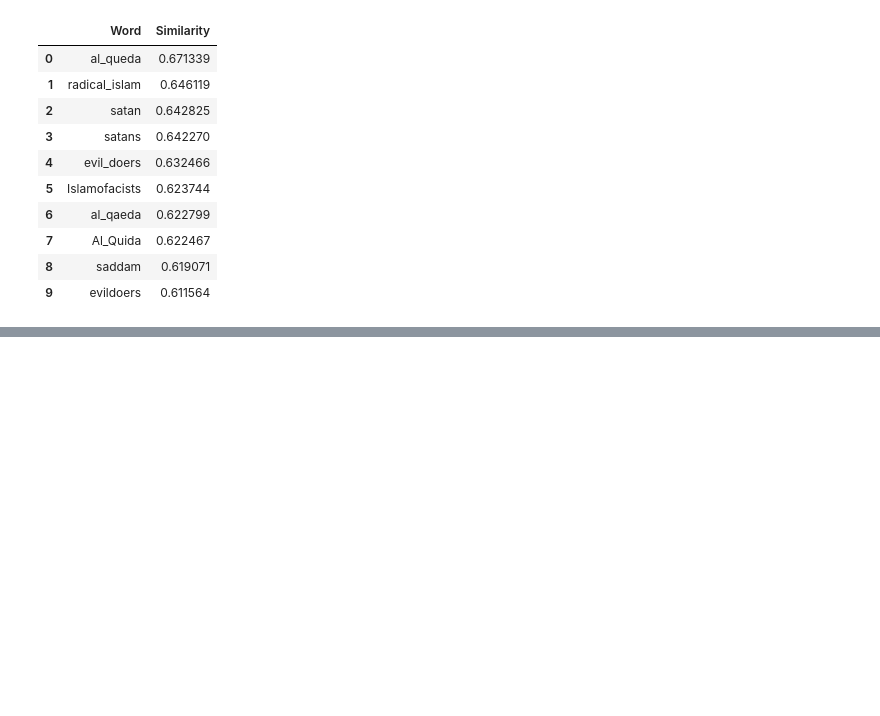
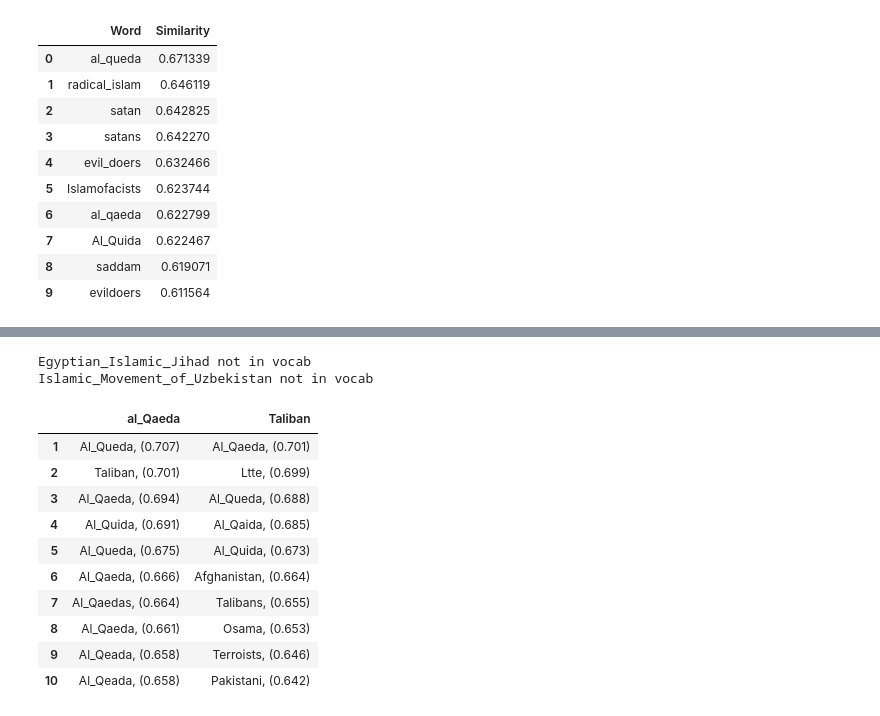
Before and after one commit to Fourthought/Hostile-Narrative-Analysis, a Jupyter notebook: Quantitative Analysis/Experiment 2 - Assessing Google News/Assessing Google News word2vec.ipynb, the cells around one changed output, grey strips where cells are left out. Cells and saved outputs as stored; diff of their text form; code cells hidden in the pictures; blank space fills up the shorter version.

```diff
--- a/Quantitative Analysis/Experiment 2 - Assessing Google News/Assessing Google News word2vec.ipynb
+++ b/Quantitative Analysis/Experiment 2 - Assessing Google News/Assessing Google News word2vec.ipynb
@@ -104,3 +104,22 @@ objc[31777]: Class WebSwapCGLLayer is implemented in both /System/Library/Framew
+# %%
+terms = ["al_Qaeda", "Taliban", "Egyptian_Islamic_Jihad", "Islamic_Movement_of_Uzbekistan"]
+
+df = most_similar_terms(terms, google_wv)
+display(df)
+# %% [output]
+Egyptian_Islamic_Jihad not in vocab
+Islamic_Movement_of_Uzbekistan not in vocab
+|  | al_Qaeda | Taliban |
+| 1 | Al_Queda, (0.707) | Al_Qaeda, (0.701) |
+| 2 | Taliban, (0.701) | Ltte, (0.699) |
+| 3 | Al_Qaeda, (0.694) | Al_Queda, (0.688) |
+| 4 | Al_Quida, (0.691) | Al_Qaida, (0.685) |
+| 5 | Al_Queda, (0.675) | Al_Quida, (0.673) |
+| 6 | Al_Qaeda, (0.666) | Afghanistan, (0.664) |
+| 7 | Al_Qaedas, (0.664) | Talibans, (0.655) |
+| 8 | Al_Qaeda, (0.661) | Osama, (0.653) |
+| 9 | Al_Qeada, (0.658) | Terroists, (0.646) |
+| 10 | Al_Qeada, (0.658) | Pakistani, (0.642) |
 # %%
 %%time
 
```
Also changed, not shown: parts of 6 cells of this notebook, 12 other files.
